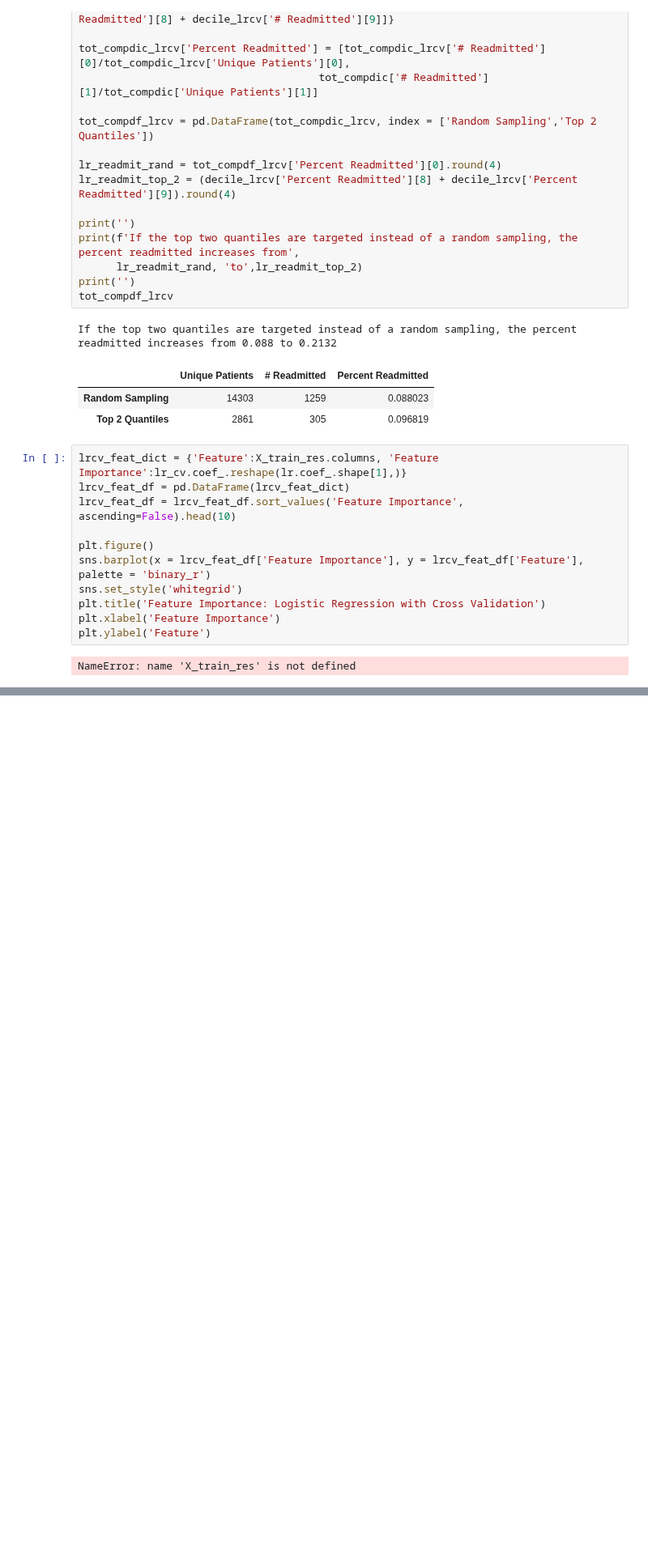
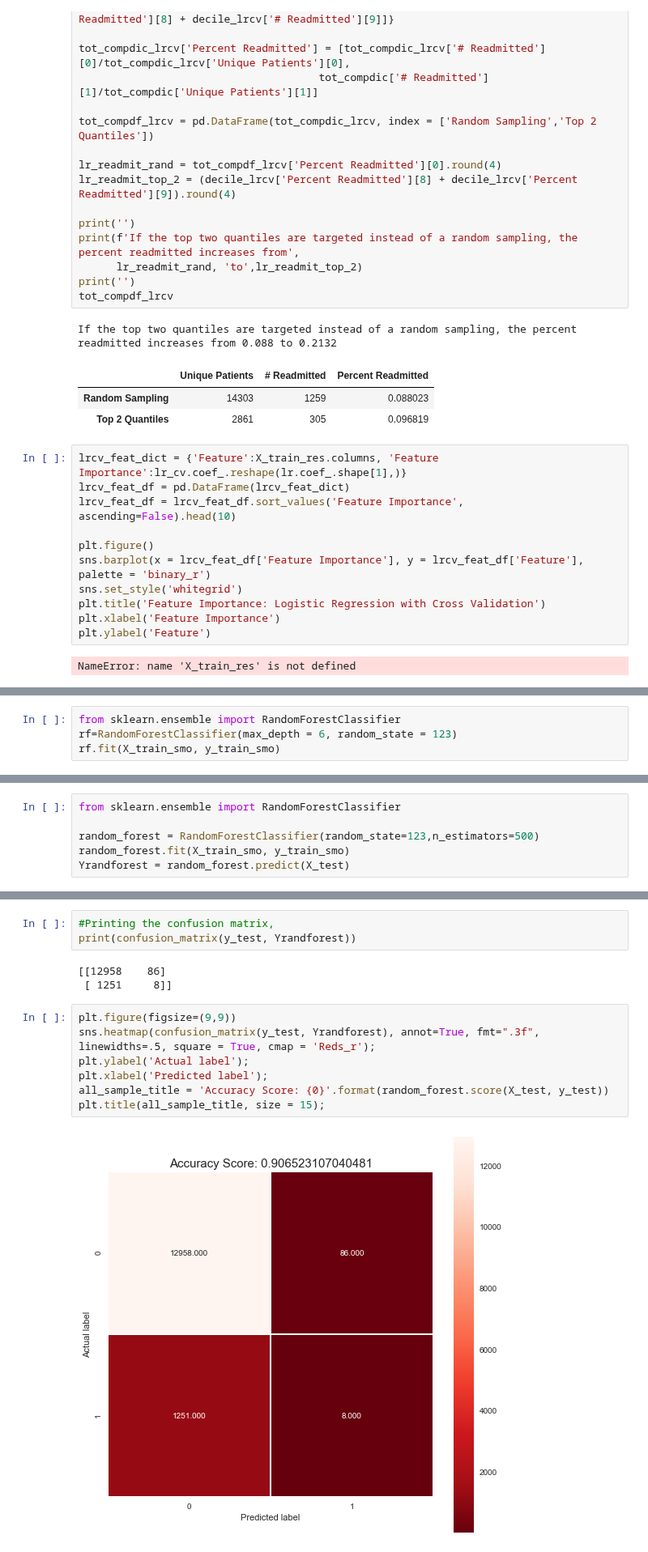
Before and after one commit to sagarwala12/HRRP, a Jupyter notebook: Feature Engineering_Final_SA.ipynb, the cells around one changed output, grey strips where cells are left out. Shown at 81% size. Drawn from its saved outputs; the diff is of its cells as text; blank space fills up the shorter version.

Commit message:
Added random forest classifer

```diff
--- a/Feature Engineering_Final_SA.ipynb
+++ b/Feature Engineering_Final_SA.ipynb
@@ -762,0 +742,4 @@ genderdf['readmitted'] = df.readmitted.map({'No':0,'Yes':1})
+# %%
+from sklearn.ensemble import RandomForestClassifier
+rf=RandomForestClassifier(max_depth = 6, random_state = 123)
+rf.fit(X_train_smo, y_train_smo)
@@ -762,0 +776,6 @@ genderdf['readmitted'] = df.readmitted.map({'No':0,'Yes':1})
+# %%
+from sklearn.ensemble import RandomForestClassifier
+
+random_forest = RandomForestClassifier(random_state=123,n_estimators=500)
+random_forest.fit(X_train_smo, y_train_smo)
+Yrandforest = random_forest.predict(X_test)
@@ -762,0 +792,15 @@ genderdf['readmitted'] = df.readmitted.map({'No':0,'Yes':1})
+# %%
+#Printing the confusion matrix,
+print(confusion_matrix(y_test, Yrandforest))
+# %% [output]
+[[12958    86]
+ [ 1251     8]]
+# %%
+plt.figure(figsize=(9,9))
+sns.heatmap(confusion_matrix(y_test, Yrandforest), annot=True, fmt=".3f", linewidths=.5, square = True, cmap = 'Reds_r');
+plt.ylabel('Actual label');
+plt.xlabel('Predicted label');
+all_sample_title = 'Accuracy Score: {0}'.format(random_forest.score(X_test, y_test))
+plt.title(all_sample_title, size = 15);
+# %% [output]
+[figure, added]
```
Also changed, not shown: parts of 20 cells of this notebook.
